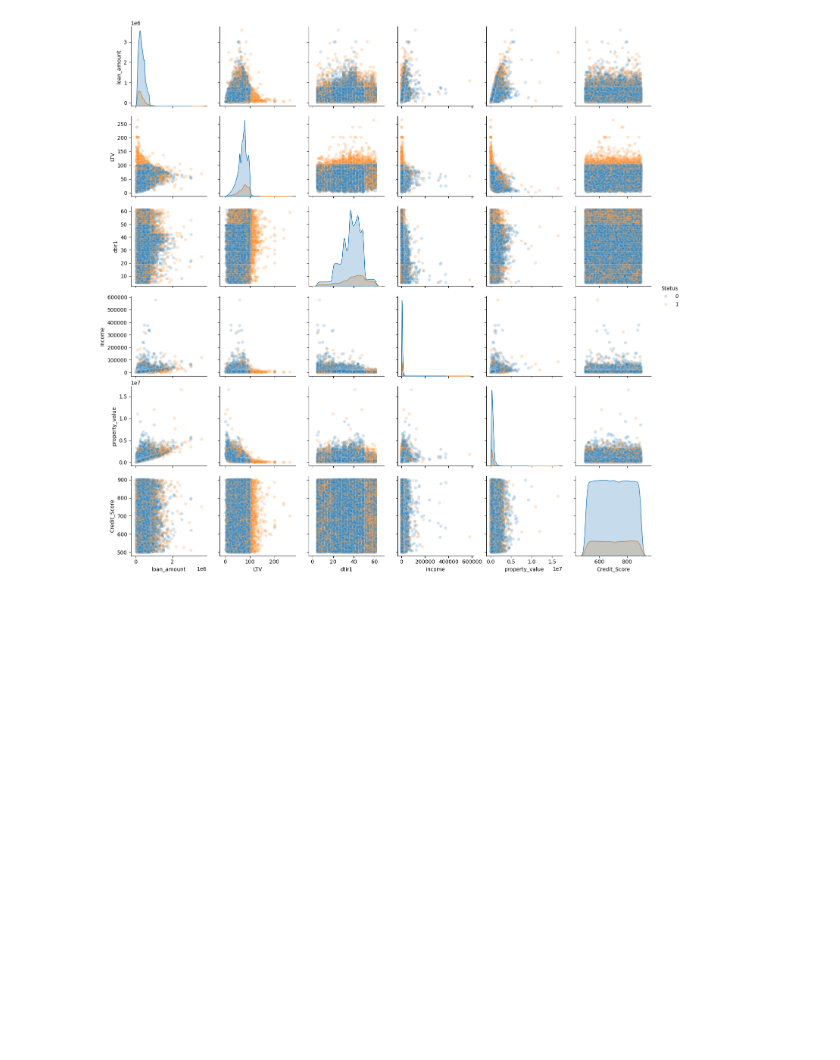
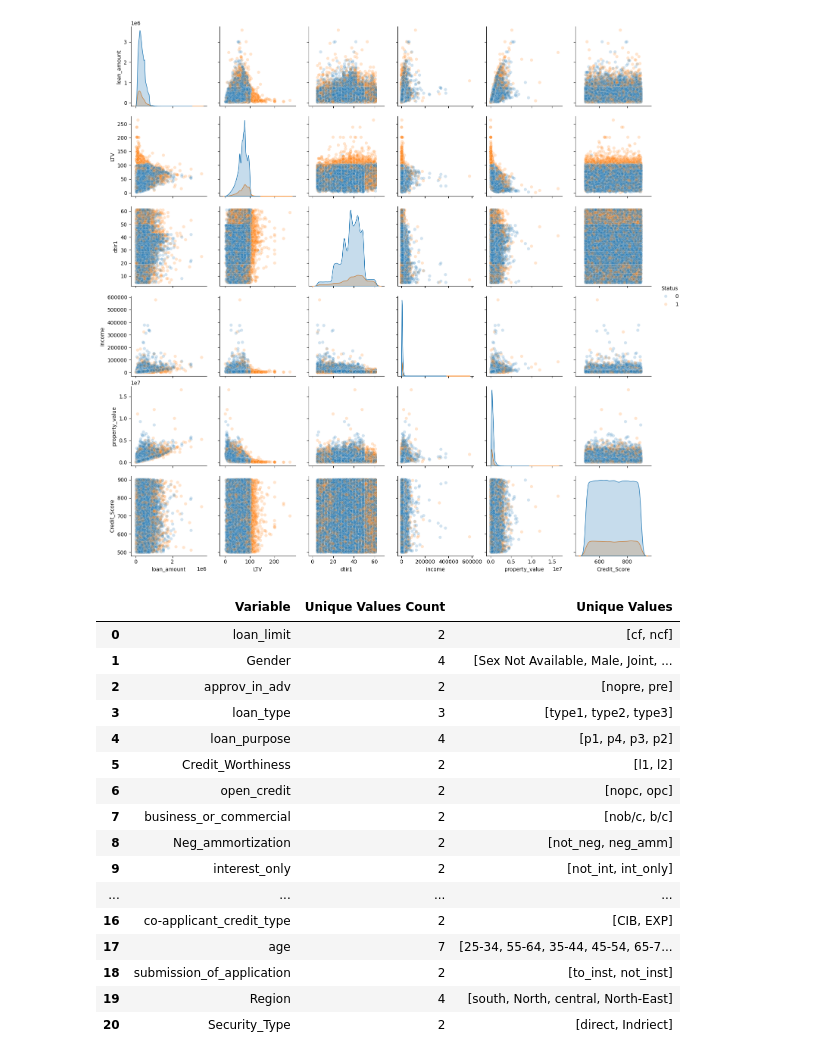
Before and after one commit to mircea-troc/loan-default-prediction, a Jupyter notebook: notebooks/01_exploration.ipynb, the cells around one changed output. Drawn from its saved outputs; the diff is of its cells as text; code cells hidden in the pictures; blank space fills up the shorter version.

```diff
--- a/notebooks/01_exploration.ipynb
+++ b/notebooks/01_exploration.ipynb
@@ -615,3 +615,31 @@ sns.pairplot(
 plt.show()
 # %% [output]
 [figure]
+# %%
+summary = pd.DataFrame({
+    "Variable": df.select_dtypes(include=["object", "category"]).columns,
+    "Unique Values Count": df.select_dtypes(include=["object", "category"]).nunique().values,
+    "Unique Values": [
+        df[col].dropna().unique().tolist()
+        for col in df.select_dtypes(include=["object", "category"]).columns
+    ]
+})
+summary
+# %% [output]
+|  | Variable | Unique Values Count | Unique Values |
+| 0 | loan_limit | 2 | [cf, ncf] |
+| 1 | Gender | 4 | [Sex Not Available, Male, Joint, ... |
+| 2 | approv_in_adv | 2 | [nopre, pre] |
+| 3 | loan_type | 3 | [type1, type2, type3] |
+| 4 | loan_purpose | 4 | [p1, p4, p3, p2] |
+| 5 | Credit_Worthiness | 2 | [l1, l2] |
+| 6 | open_credit | 2 | [nopc, opc] |
+| 7 | business_or_commercial | 2 | [nob/c, b/c] |
+| 8 | Neg_ammortization | 2 | [not_neg, neg_amm] |
+| 9 | interest_only | 2 | [not_int, int_only] |
+| ... | ... | ... | ... |
+| 16 | co-applicant_credit_type | 2 | [CIB, EXP] |
+| 17 | age | 7 | [25-34, 55-64, 35-44, 45-54, 65-7... |
+| 18 | submission_of_application | 2 | [to_inst, not_inst] |
+| 19 | Region | 4 | [south, North, central, North-East] |
+| 20 | Security_Type | 2 | [direct, Indriect] |
```
Also changed, not shown: parts of 2 cells of this notebook, 1 other file.
